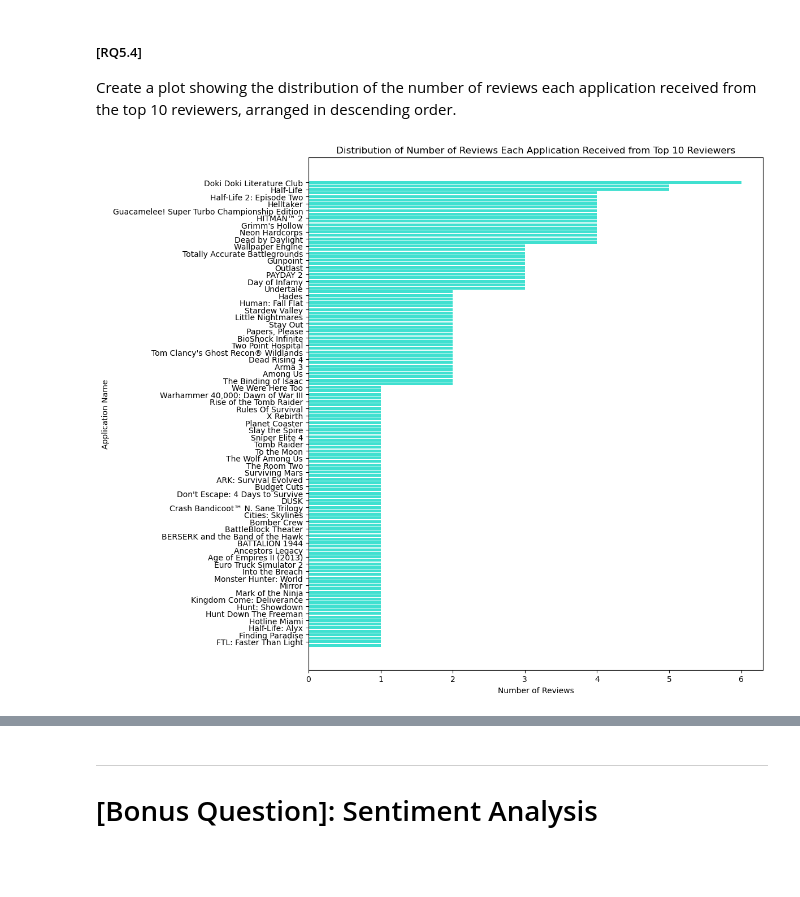
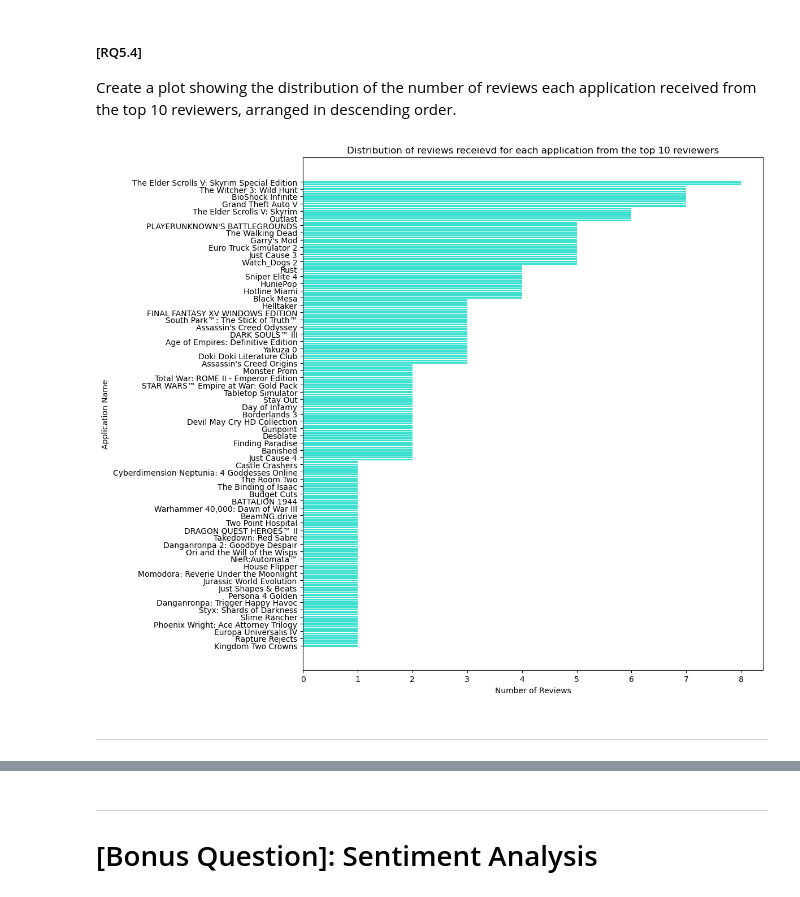
Before and after one commit to shahzeb512/ADM-HW2, a Jupyter notebook: main.ipynb, the cells around one changed output, grey strips where cells are left out. Cells and saved outputs as stored; diff of their text form; code cells hidden in the pictures; blank space fills up the shorter version.

```diff
--- a/main.ipynb
+++ b/main.ipynb
@@ -1420,3 +1488,8 @@ tot_num_rev = data.groupby('author.steamid')['author.num_reviews'].max().reset_i
+# %%
+# There are extreme values in the num_reviews column. lets fix that
+# Sort the DataFrame by the 'num_reviews' column in ascending order and exclude the top 20 highest values
+tot_num_rev = tot_num_rev.sort_values(by="num_reviews", ascending=False)  # Sort in descending order
+tot_num_rev = tot_num_rev.iloc[20:]  # Keep all rows except the top 20
 # %%
 # Determine the ten reviewers with the highest number of reviews in the dataset.
 top_10 = tot_num_rev.sort_values(by=['num_reviews'], ascending=False).head(10)
@@ -1562,21 +1635,23 @@ Create a plot showing the distribution of the number of reviews each application
 # %%
 # Group by application name and count the number of reviews from the top 10 reviewers
 app_review_counts = top_10_data.groupby('app_name')['author.steamid'].count().reset_index(name='number_of_reviews')
 
 # Sort the DataFrame by the number of reviews in descending order
 sorted_app_reviews = app_review_counts.sort_values(by='number_of_reviews', ascending=False)
 
 # Plot
 plt.figure(figsize=(12, 10))
 plt.barh(sorted_app_reviews['app_name'], sorted_app_reviews['number_of_reviews'], color='turquoise')
 plt.xlabel('Number of Reviews')
 plt.ylabel('Application Name')
-plt.title('Distribution of Number of Reviews Each Application Received from Top 10 Reviewers')
+plt.title('Distribution of reviews receievd for each application from the top 10 reviewers')
 plt.gca().invert_yaxis() # from higher values to lower values
 
 # Only display every other label to reduce clutter
-plt.yticks(sorted_app_reviews['app_name'][::2], fontsize=10)
+plt.yticks(sorted_app_reviews['app_name'][::3], fontsize=10) # every third
 plt.tight_layout()
 plt.show()
 # %% [output]
-[figure, old version]
+[figure, new version]
+# %% [markdown]
+---
```
Also changed, not shown: parts of 79 cells of this notebook.
